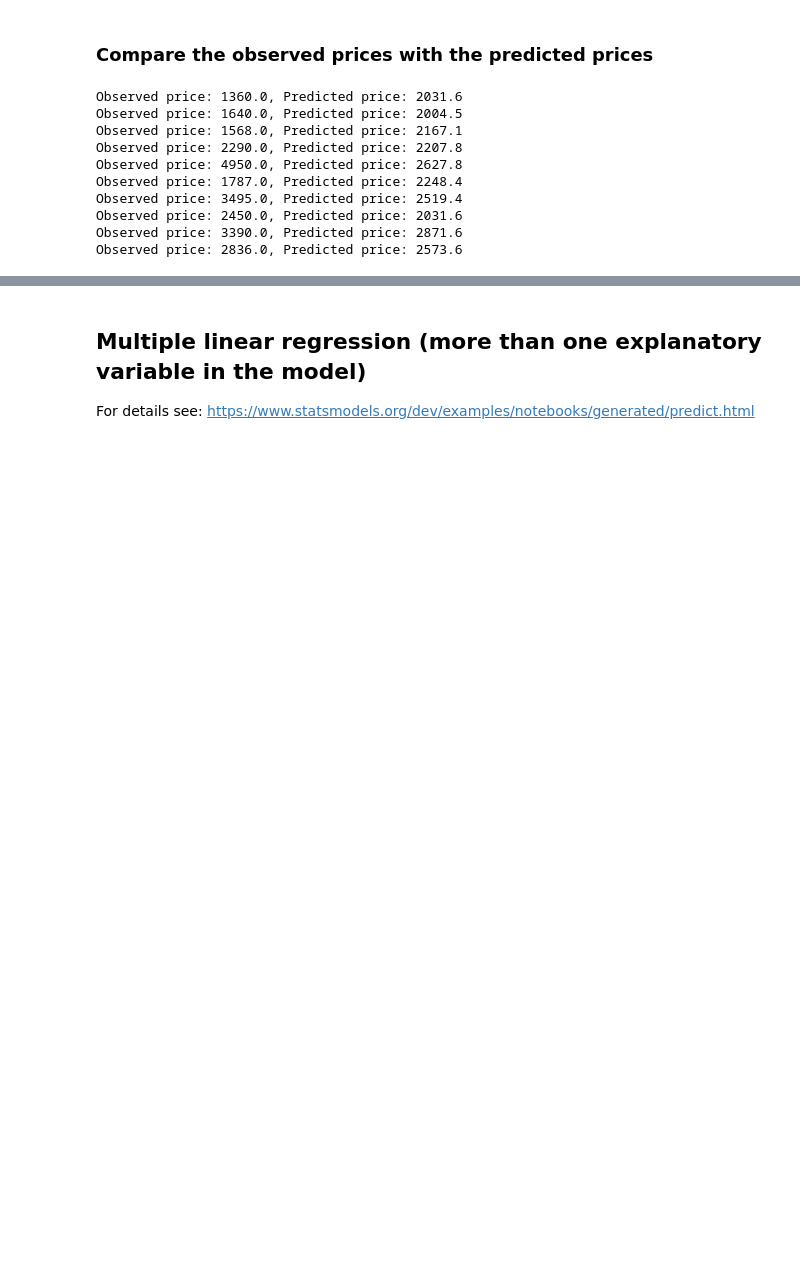
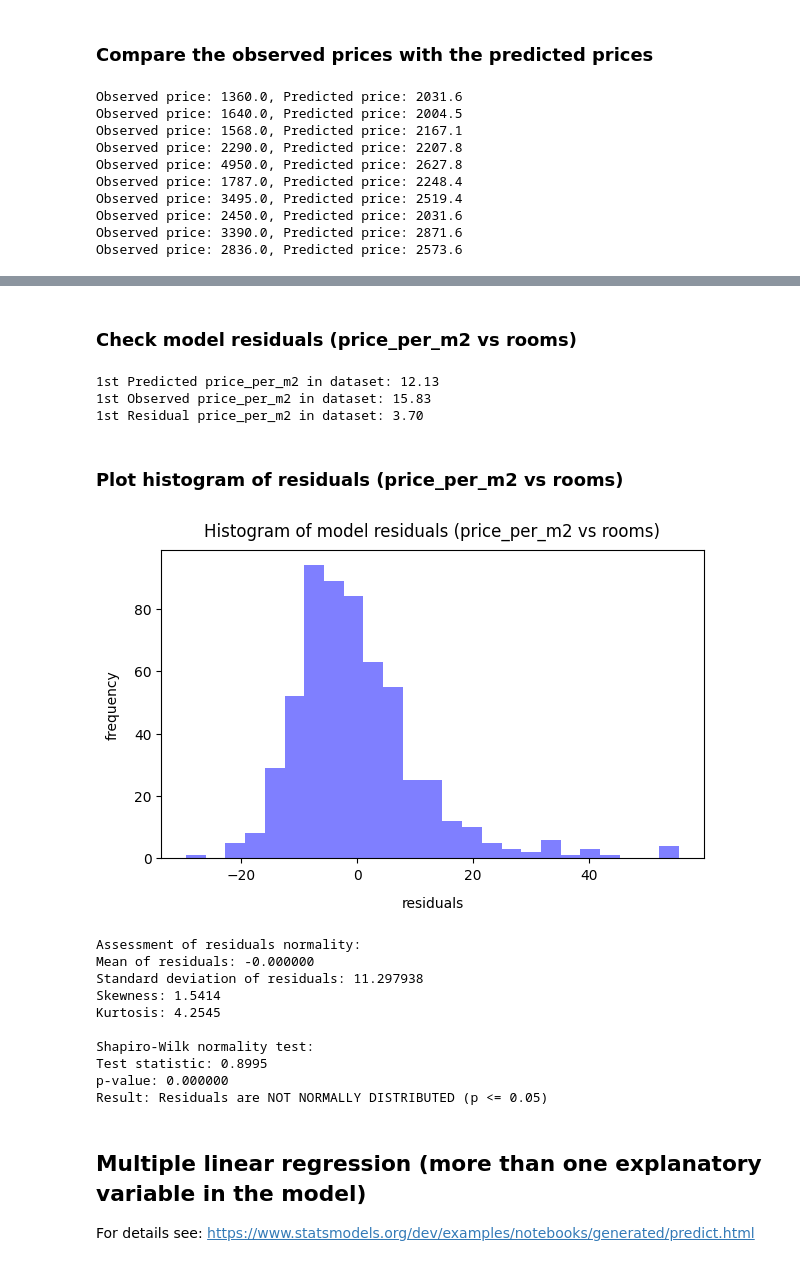
Before and after one commit to TimDubath-dev/data_analytics, a Jupyter notebook: Week_08/linear_regression.ipynb, the cells around one changed output, grey strips where cells are left out. Saved outputs shown, nothing was run; the diff lists cells and outputs as text; code cells hidden in the pictures; blank space fills up the shorter version.

```diff
--- a/Week_08/linear_regression.ipynb
+++ b/Week_08/linear_regression.ipynb
@@ -203,3 +407,72 @@ Observed price: 2836.0, Predicted price: 2573.6
+# %% [markdown]
+### Check model residuals (price_per_m2 vs rooms)
+# %%
+# Function to calculate model predictions for alternative model 2
+def myfunc_alt2(x):
+    return slope_alt2 * x + intercept_alt2
+
+# Apply myfunc_alt2() to x, i.e. make predictions
+mymodel_alt2 = pd.Series(map(myfunc_alt2, X_train_alt2)).values
+
+# Calculate model residuals for train data
+residuals_alt2 = y_train_alt2.values - mymodel_alt2
+
+# Check the first residual value in our data set
+print(f'1st Predicted price_per_m2 in dataset: {mymodel_alt2[0]:.2f}')
+print(f'1st Observed price_per_m2 in dataset: {y_train_alt2.iloc[0]:.2f}')
+print(f'1st Residual price_per_m2 in dataset: {residuals_alt2[0]:.2f}')
+# %% [output]
+1st Predicted price_per_m2 in dataset: 12.13
+1st Observed price_per_m2 in dataset: 15.83
+1st Residual price_per_m2 in dataset: 3.70
+# %% [markdown]
+### Plot histogram of residuals (price_per_m2 vs rooms)
+# %%
+# Plot histogram of residuals
+fig = plt.figure(figsize=(7,4))
+n, bins, patches = plt.hist(x=residuals_alt2,
+                            bins=25,
+                            color='blue',
+                            alpha=0.5
+                   )
+
+# Set title and labels
+plt.xlabel('residuals', fontsize=10, labelpad=10)
+plt.ylabel('frequency', fontsize=10, labelpad=10)
+plt.title('Histogram of model residuals (price_per_m2 vs rooms)', fontsize=12, pad=10)
+
+# Show plot
+plt.show()
+
+# Assess normality of residuals
+print('Assessment of residuals normality:')
+print(f'Mean of residuals: {residuals_alt2.mean():.6f}')
+print(f'Standard deviation of residuals: {residuals_alt2.std():.6f}')
+print(f'Skewness: {stats.skew(residuals_alt2):.4f}')
+print(f'Kurtosis: {stats.kurtosis(residuals_alt2):.4f}')
+
+# Perform normality test (Shapiro-Wilk test)
+shapiro_stat2, shapiro_p2 = stats.shapiro(residuals_alt2)
+print(f'\nShapiro-Wilk normality test:')
+print(f'Test statistic: {shapiro_stat2:.4f}')
+print(f'p-value: {shapiro_p2:.6f}')
+
+if shapiro_p2 > 0.05:
+    print('Result: Residuals are NORMALLY DISTRIBUTED (p > 0.05)')
+else:
+    print('Result: Residuals are NOT NORMALLY DISTRIBUTED (p <= 0.05)')
+# %% [output]
+[figure, added]
+Assessment of residuals normality:
+Mean of residuals: -0.000000
+Standard deviation of residuals: 11.297938
+Skewness: 1.5414
+Kurtosis: 4.2545
+
+Shapiro-Wilk normality test:
+Test statistic: 0.8995
+p-value: 0.000000
+Result: Residuals are NOT NORMALLY DISTRIBUTED (p <= 0.05)
 # %% [markdown]
 ## Multiple linear regression (more than one explanatory variable in the model)
 For details see: https://www.statsmodels.org/dev/examples/notebooks/generated/predict.html
```
Also changed, not shown: parts of 20 cells of this notebook, 11 other files.
